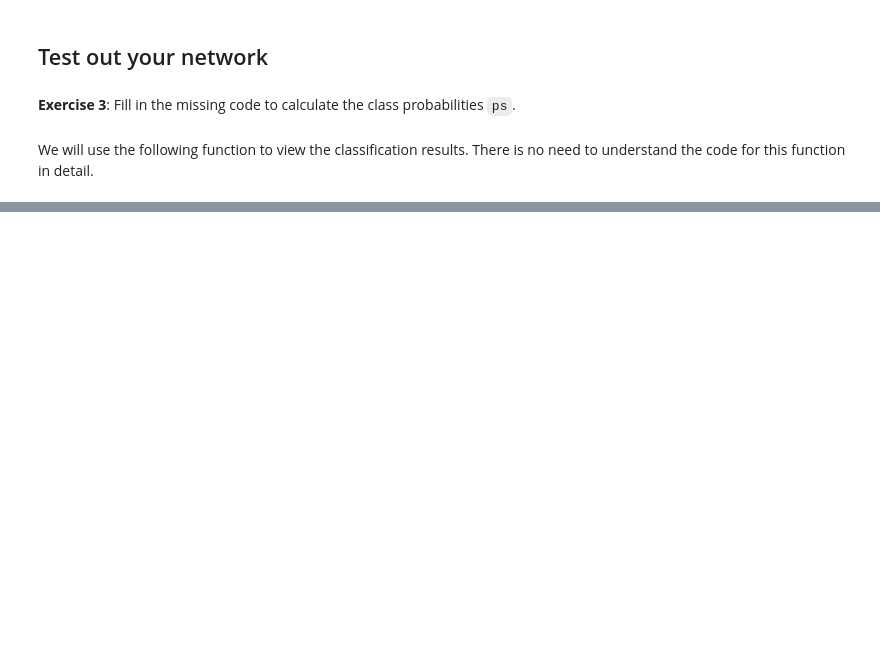
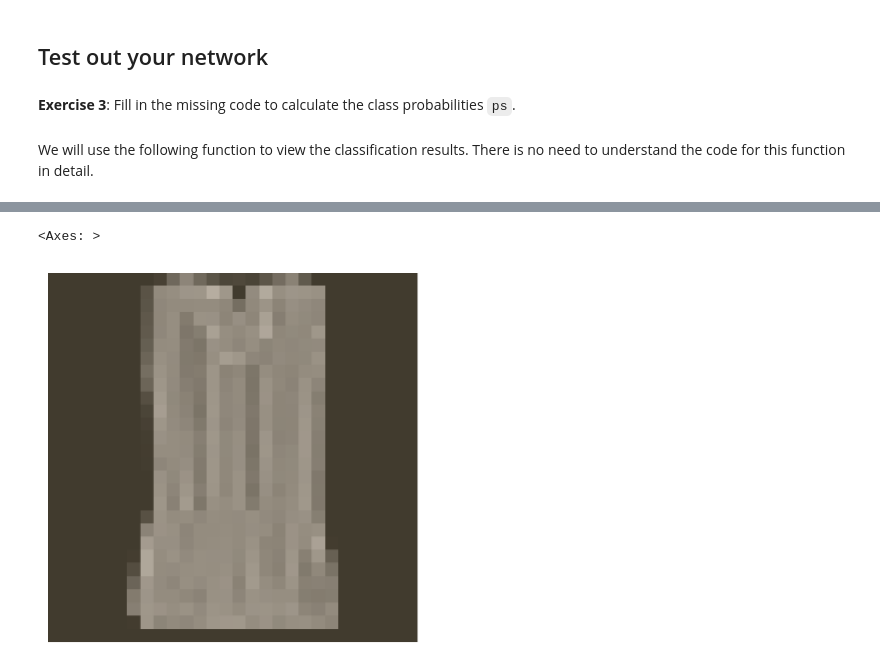
Before and after one commit to youkixxy/DECISION-894_Transforming-Tech-Analytics, a Jupyter notebook: Assignments/MBA_Assignment_1_Fashion_MNIST_(Exercises) _Submitted.ipynb, the cells around one changed output, grey strips where cells are left out. Saved outputs shown, nothing was run; the diff lists cells and outputs as text; code cells hidden in the pictures; blank space fills up the shorter version.

```diff
--- a/Assignments/MBA_Assignment_1_Fashion_MNIST_(Exercises) _Submitted.ipynb
+++ b/Assignments/MBA_Assignment_1_Fashion_MNIST_(Exercises) _Submitted.ipynb
@@ -175,0 +253,6 @@ view_classify(img.resize_(1, 28, 28), ps, version='Fashion')
+# %%
+sample_image = image[0]
+imshow(sample_image)
+# %% [output]
+<Axes: >
+[figure, added]
```
Also changed, not shown: parts of 12 cells of this notebook.
